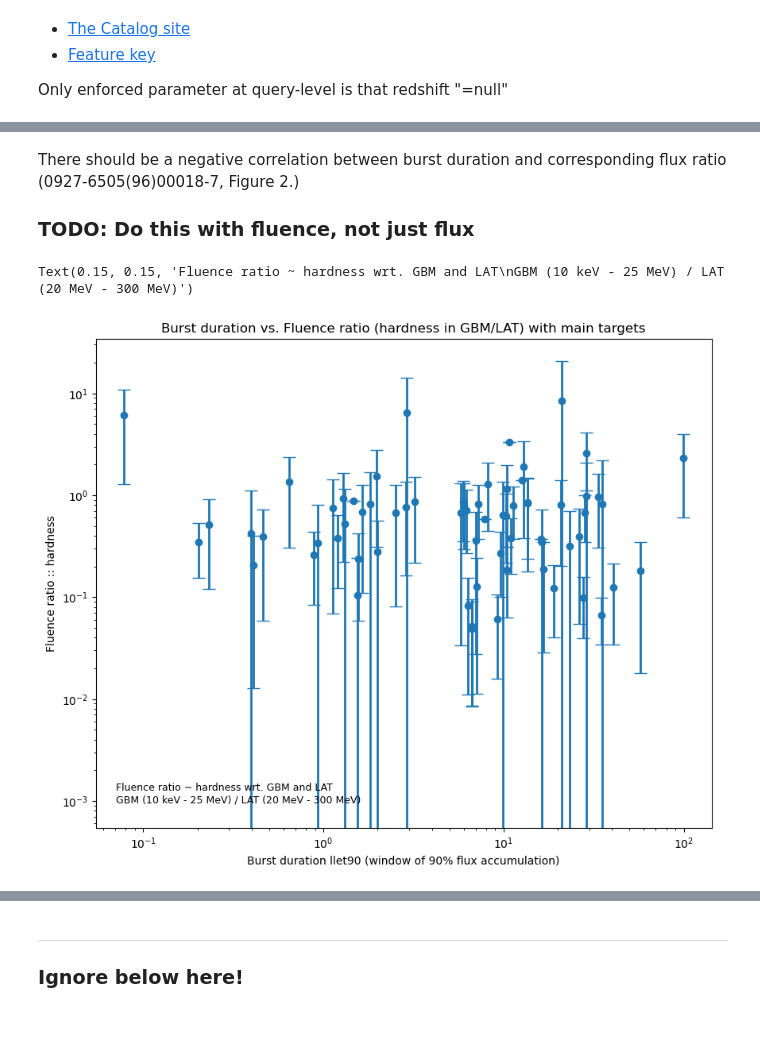
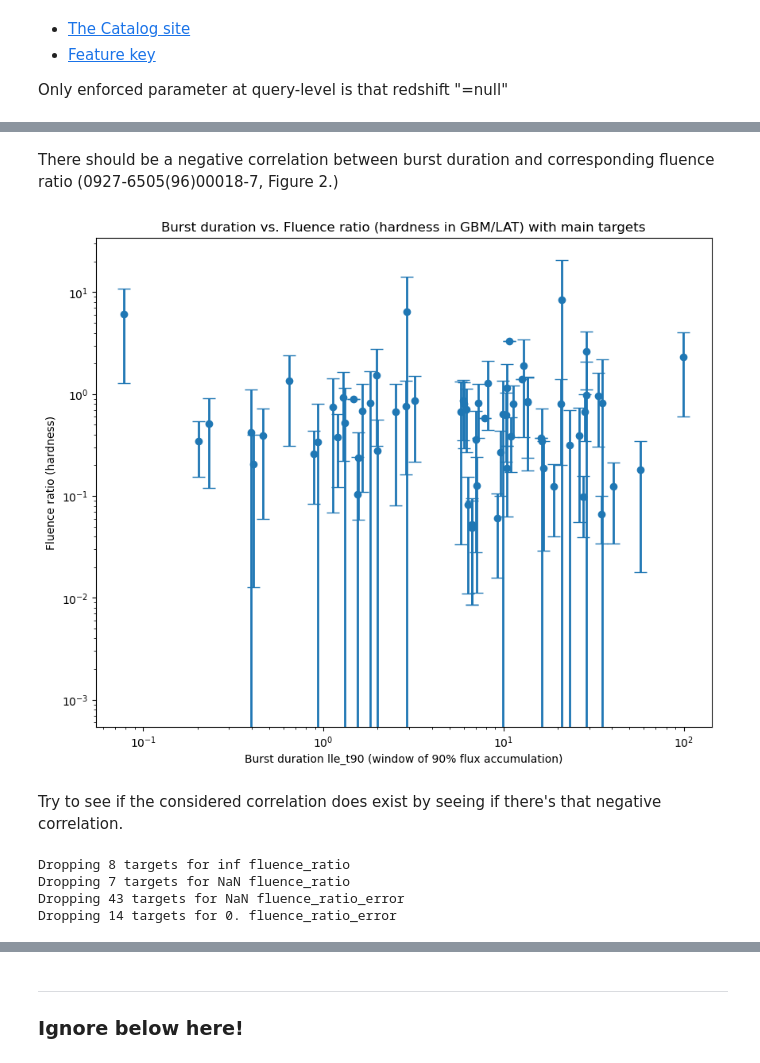
Before and after one commit to xboluna/Research, a Jupyter notebook: BHRad/GBM_Catalog_Searching/Exploring_possible_candidates.ipynb, the cells around one changed output, grey strips where cells are left out. Drawn from its saved outputs; the diff is of its cells as text; code cells hidden in the pictures; blank space fills up the shorter version.

Commit message:
Clean up with fluence ratio analysis

```diff
--- a/BHRad/GBM_Catalog_Searching/Exploring_possible_candidates.ipynb
+++ b/BHRad/GBM_Catalog_Searching/Exploring_possible_candidates.ipynb
@@ -56,22 +63,36 @@ memory usage: 162.1+ KB
 # %% [markdown]
-There should be a negative correlation between burst duration and corresponding flux ratio (0927-6505(96)00018-7, Figure 2.)
-
-### TODO: Do this with fluence, not just flux
+There should be a negative correlation between burst duration and corresponding fluence ratio (0927-6505(96)00018-7, Figure 2.)
 # %%
 fig, ax = plt.subplots()
 ax.errorbar(x = targets['lle_t90'], y=targets['fluence_ratio'],
             yerr = targets['fluence_ratio_error'], fmt = 'o', linewidth = 2, capsize = 6)
-ax.set_xlabel('Burst duration llet90 (window of 90% flux accumulation)')
-ax.set_ylabel('Fluence ratio :: hardness')
+ax.set_xlabel('Burst duration lle_t90 (window of 90% flux accumulation)')
+ax.set_ylabel('Fluence ratio (hardness)')
 fig.set_figwidth(10)
 fig.set_figheight(8)
 ax.set_title('Burst duration vs. Fluence ratio (hardness in GBM/LAT) with main targets')
 ax.set_xscale('log')
 ax.set_yscale('log')
-
-plt.figtext(0.15, 0.15,
-            'Fluence ratio ~ hardness wrt. GBM and LAT\nGBM (10 keV - 25 MeV) / LAT (20 MeV - 300 MeV)',
-            horizontalalignment='left', fontsize=9)
 # %% [output]
-Text(0.15, 0.15, 'Fluence ratio ~ hardness wrt. GBM and LAT\nGBM (10 keV - 25 MeV) / LAT (20 MeV - 300 MeV)')
-[figure, old version]
+[figure, new version]
+# %% [markdown]
+Try to see if the considered correlation does exist by seeing if there's that negative correlation.
+# %%
+# Polyfit does not like NaNs or infs
+print('Dropping %s targets for inf fluence_ratio'% len(targets.loc[targets['fluence_ratio'] == np.inf]) )
+targets = targets.loc[ targets['fluence_ratio'] != np.inf ]
+print('Dropping %s targets for NaN fluence_ratio'% len(targets.loc[ np.isnan(targets['fluence_ratio']) ]) )
+targets = targets.loc[ ~np.isnan(targets['fluence_ratio']) ]
+
+# These ones will have had a 0.0 in the LAT flux, causing a NaN
+print('Dropping %s targets for NaN fluence_ratio_error'% len(targets.loc[ np.isnan(targets['flux_ratio_error']) ]) )
+targets = targets.loc[ ~np.isnan(targets['fluence_ratio_error']) ]
+
+# These ones will have had a 0.0 in GBM flux, causing a 0.
+print('Dropping %s targets for 0. fluence_ratio_error'%len(targets[targets['flux_ratio_error'] ==0]))
+targets = targets[targets['fluence_ratio_error'] !=0]
+# %% [output]
+Dropping 8 targets for inf fluence_ratio
+Dropping 7 targets for NaN fluence_ratio
+Dropping 43 targets for NaN fluence_ratio_error
+Dropping 14 targets for 0. fluence_ratio_error
```
Also changed, not shown: parts of 5 cells of this notebook, 1 other file.
